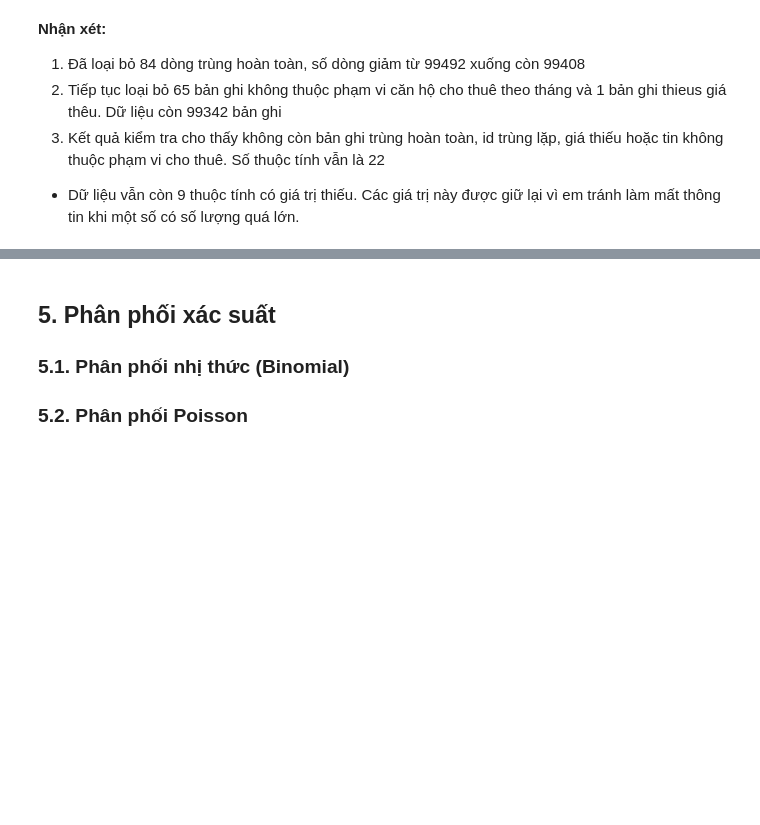
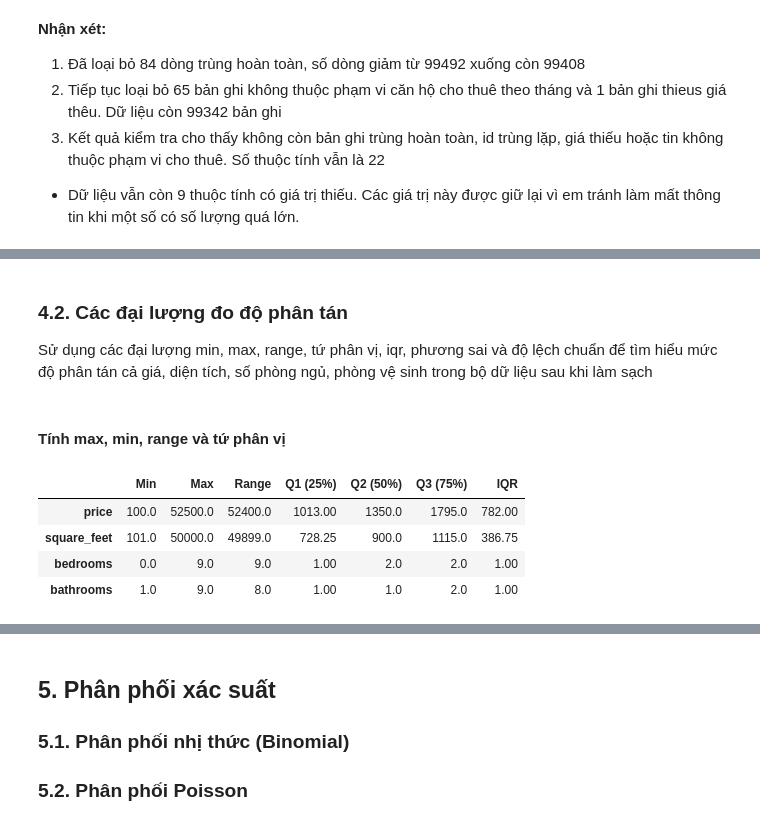
Before and after one commit to 1amBlake/apartment-rental-analysis-iuh, a Jupyter notebook: notebooks/apartment_retal_analysis.ipynb, the cells around one changed output, grey strips where cells are left out. Cells and saved outputs as stored; diff of their text form; code cells hidden in the pictures; blank space fills up the shorter version.

```diff
--- a/notebooks/apartment_retal_analysis.ipynb
+++ b/notebooks/apartment_retal_analysis.ipynb
@@ -747,0 +771,25 @@ Số thuộc tính còn giá trị thiếu: 9
+# %% [markdown]
+### 4.2. Các đại lượng đo độ phân tán
+Sử dụng các đại lượng min, max, range, tứ phân vị, iqr, phương sai và độ lệch chuẩn để tìm hiểu mức độ phân tán cả giá, diện tích, số phòng ngủ, phòng vệ sinh trong bộ dữ liệu sau khi làm sạch
+# %% [markdown]
+#### Tính max, min, range và tứ phân vị
+# %%
+stats_cols = ["price", "square_feet", "bedrooms", "bathrooms"]
+
+df_quartiles = pd.DataFrame({
+    "Min": df_clean[stats_cols].min(),
+    "Max": df_clean[stats_cols].max(),
+    "Range": df_clean[stats_cols].max() - df_clean[stats_cols].min(),
+    "Q1 (25%)": df_clean[stats_cols].quantile(0.25),
+    "Q2 (50%)": df_clean[stats_cols].median(),
+    "Q3 (75%)": df_clean[stats_cols].quantile(0.75),
+    "IQR": df_clean[stats_cols].quantile(0.75) - df_clean[stats_cols].quantile(0.25)
+})
+
+display(df_quartiles.round(2))
+# %% [output]
+|  | Min | Max | Range | Q1 (25%) | Q2 (50%) | Q3 (75%) | IQR |
+| price | 100.0 | 52500.0 | 52400.0 | 1013.00 | 1350.0 | 1795.0 | 782.00 |
+| square_feet | 101.0 | 50000.0 | 49899.0 | 728.25 | 900.0 | 1115.0 | 386.75 |
+| bedrooms | 0.0 | 9.0 | 9.0 | 1.00 | 2.0 | 2.0 | 1.00 |
+| bathrooms | 1.0 | 9.0 | 8.0 | 1.00 | 1.0 | 2.0 | 1.00 |
```
Also changed, not shown: parts of 9 cells of this notebook.
